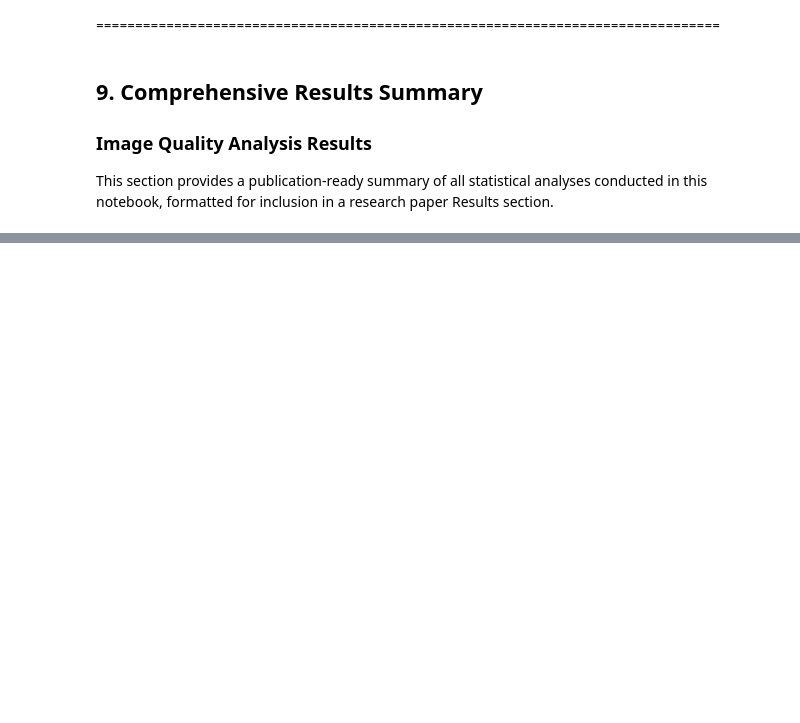
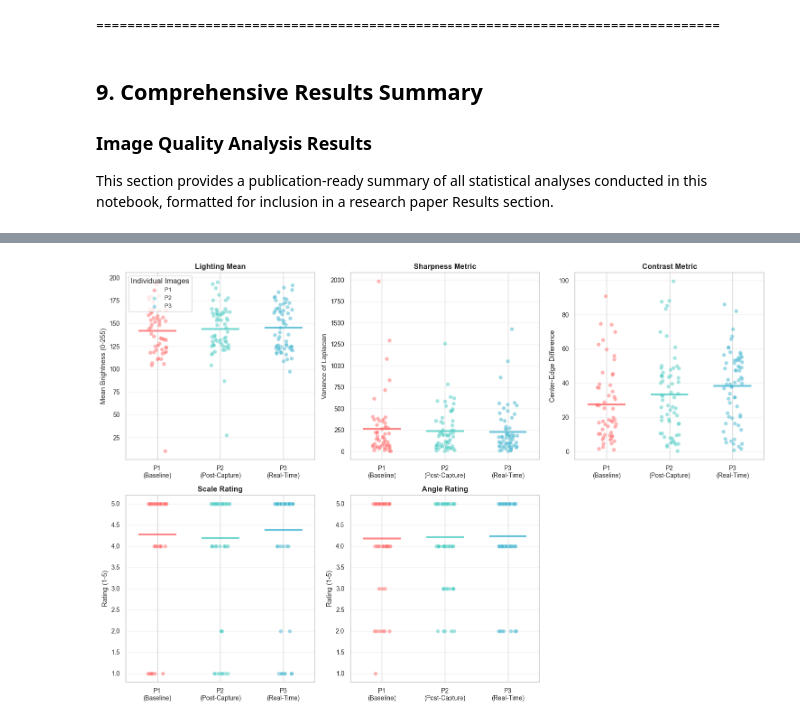
Before and after one commit to MeganSpielberg/fossil-ai-feedback, a Jupyter notebook: results_analysis/final_test/IQA_analysis.ipynb, the cells around one changed output, grey strips where cells are left out. Saved outputs shown, nothing was run; the diff lists cells and outputs as text; code cells hidden in the pictures; blank space fills up the shorter version.

```diff
--- a/results_analysis/final_test/IQA_analysis.ipynb
+++ b/results_analysis/final_test/IQA_analysis.ipynb
@@ -1355,0 +1468,85 @@ These findings support the integration of real-time automated quality feedback s
+# %%
+# Figure 2: Jittered scatter plots showing individual image scores
+import matplotlib.pyplot as plt
+import numpy as np
+
+fig, axes = plt.subplots(2, 3, figsize=(15, 10))
+axes = axes.flatten()
+
+metrics_info = [
+    ('lighting_mean', 'Lighting Mean', 'Mean Brightness (0-255)'),
+    ('sharpness_metric', 'Sharpness Metric', 'Variance of Laplacian'),
+    ('contrast_metric', 'Contrast Metric', 'Center-Edge Difference'),
+    ('scale_rating', 'Scale Rating', 'Rating (1-5)'),
+    ('angle_rating', 'Angle Rating', 'Rating (1-5)')
+]
+
+prototypes = sorted(df_images['prototype'].unique())
+prototype_positions = [1, 2, 3]
+prototype_labels = ['P1\n(Baseline)', 'P2\n(Post-Capture)', 'P3\n(Real-Time)']
+colors = ['#FF6B6B', '#4ECDC4', '#45B7D1']
+jitter_amount = 0.15  # Amount of horizontal jitter
+
+np.random.seed(42)  # For reproducible jitter
+
+for idx, (metric, title, ylabel) in enumerate(metrics_info):
+    ax = axes[idx]
+
+    # Plot individual points with jitter for each prototype
+    for i, proto in enumerate(prototypes):
+        data = df_images[df_images['prototype'] == proto][metric].dropna()
+        n = len(data)
+
+        if n > 0:
+            # Add random jitter to x-position
+            x_positions = prototype_positions[i] + np.random.uniform(-jitter_amount, jitter_amount, n)
+
+            # Plot points
+            ax.scatter(x_positions, data, alpha=0.5, s=40, color=colors[i],
+                      edgecolors='white', linewidth=0.5, label=f'P{i+1}' if idx == 0 else '')
+
+            # Add mean line
+            mean_val = data.mean()
+            ax.hlines(mean_val, prototype_positions[i] - 0.3, prototype_positions[i] + 0.3,
+                     colors=colors[i], linewidth=3, alpha=0.8, zorder=10)
+
+    ax.set_ylabel(ylabel, fontsize=11)
+    ax.set_title(title, fontsize=12, fontweight='bold')
+    ax.set_xticks(prototype_positions)
+    ax.set_xticklabels(prototype_labels)
+    ax.set_xlim(0.5, 3.5)
+    ax.grid(axis='y', alpha=0.3)
+
+    if idx == 0:
+        ax.legend(loc='upper left', fontsize=9, title='Individual Images')
+
+# Hide the 6th subplot
+axes[5].axis('off')
+
+plt.tight_layout()
+
+# Save figure
+plt.savefig('metrics_scatter_by_prototype.png', dpi=300, bbox_inches='tight')
+plt.savefig('metrics_scatter_by_prototype.pdf', bbox_inches='tight')
+print("Saved scatter plot figure to: metrics_scatter_by_prototype.png and .pdf")
+
+plt.show()
+
+# Generate LaTeX figure code
+latex_figure_scatter = r"""\begin{figure}[htbp]
+\centering
+\includegraphics[width=\textwidth]{metrics_scatter_by_prototype.pdf}
+\caption{Individual image quality scores by prototype. Each point represents one image, with horizontal jittering applied to reduce overlap. Horizontal bars indicate the mean value for each prototype. This visualization shows the distribution and variability of individual images within each prototype condition.}
+\label{fig:metrics_scatter}
+\end{figure}"""
+
+print("\n" + "="*80)
+print("LaTeX Figure Code (Scatter Plots):")
+print(latex_figure_scatter)
+print("="*80 + "\n")
+
+# Save LaTeX code to file
+with open("latex_metrics_scatter.tex", "w") as f:
+    f.write(latex_figure_scatter)
+print("Saved LaTeX figure code to: latex_metrics_scatter.tex")
+# %% [output]
@@ -1355,0 +1554 @@ These findings support the integration of real-time automated quality feedback s
+[figure, added]
```
Also changed, not shown: parts of 10 cells of this notebook, 18 other files.
